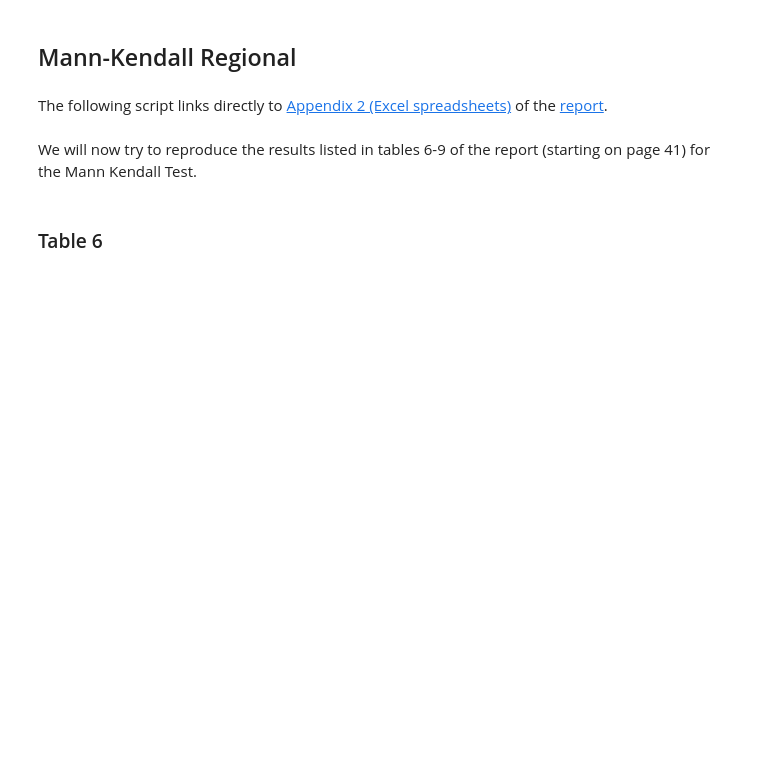
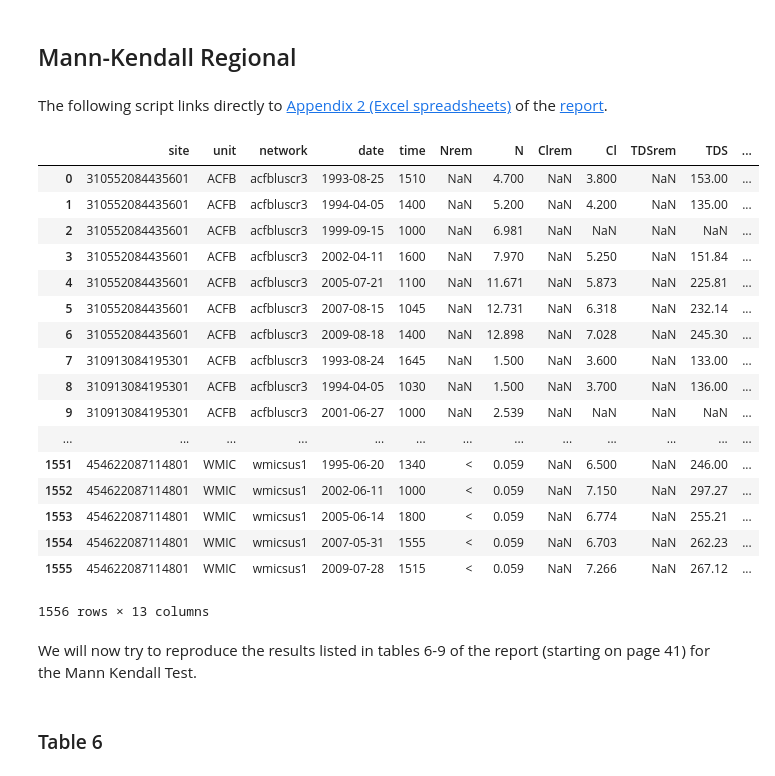
Before and after one commit to inkenbrandt/IPython, a Jupyter notebook: Mann-Kendall Seasonal.ipynb, the cells around one changed output. Saved outputs shown, nothing was run; the diff lists cells and outputs as text; code cells hidden in the pictures; blank space fills up the shorter version.

```diff
--- a/Mann-Kendall Seasonal.ipynb
+++ b/Mann-Kendall Seasonal.ipynb
@@ -370,11 +359,32 @@ usgsT.columns = cols
 # Parse Dates
 usgsT['strTime'] = usgsT['time'].apply(lambda x: '0000' if np.isnan(x)==True else str(str(int(x)).zfill(4)))
 usgsT['strdate'] = usgsT['date'].apply(lambda x: str(x)[:10])
-usgsT['datetime'] = pd.to_datetime(usgsT['strdate'] + usgsT['strTime'], format='%Y-%m-%d%H%M', coerce=True)
+usgsT['datetime'] = pd.to_datetime(usgsT['strdate'] + usgsT['strTime'], format='%Y-%m-%d%H%M', errors='coerce')
 usgsT.drop(['strTime','strdate'],axis=1,inplace=True)
 usgsT.reset_index(inplace=True, drop=True)
 usgsT['year'] = usgsT.index.to_datetime().year.astype(int)
-usgsT.sort(columns=['network', 'site', 'year'],axis=0, inplace=True)
+usgsT.sort_values(by=['network', 'site', 'year'],axis=0, inplace=True)
+# %%
+usgsT
+# %% [output]
+|  | site | unit | network | date | time | Nrem | N | Clrem | Cl | TDSrem | TDS | ... |
+| 0 | 310552084435601 | ACFB | acfbluscr3 | 1993-08-25 | 1510 | NaN | 4.700 | NaN | 3.800 | NaN | 153.00 | ... |
+| 1 | 310552084435601 | ACFB | acfbluscr3 | 1994-04-05 | 1400 | NaN | 5.200 | NaN | 4.200 | NaN | 135.00 | ... |
+| 2 | 310552084435601 | ACFB | acfbluscr3 | 1999-09-15 | 1000 | NaN | 6.981 | NaN | NaN | NaN | NaN | ... |
+| 3 | 310552084435601 | ACFB | acfbluscr3 | 2002-04-11 | 1600 | NaN | 7.970 | NaN | 5.250 | NaN | 151.84 | ... |
+| 4 | 310552084435601 | ACFB | acfbluscr3 | 2005-07-21 | 1100 | NaN | 11.671 | NaN | 5.873 | NaN | 225.81 | ... |
+| 5 | 310552084435601 | ACFB | acfbluscr3 | 2007-08-15 | 1045 | NaN | 12.731 | NaN | 6.318 | NaN | 232.14 | ... |
+| 6 | 310552084435601 | ACFB | acfbluscr3 | 2009-08-18 | 1400 | NaN | 12.898 | NaN | 7.028 | NaN | 245.30 | ... |
+| 7 | 310913084195301 | ACFB | acfbluscr3 | 1993-08-24 | 1645 | NaN | 1.500 | NaN | 3.600 | NaN | 133.00 | ... |
+| 8 | 310913084195301 | ACFB | acfbluscr3 | 1994-04-05 | 1030 | NaN | 1.500 | NaN | 3.700 | NaN | 136.00 | ... |
+| 9 | 310913084195301 | ACFB | acfbluscr3 | 2001-06-27 | 1000 | NaN | 2.539 | NaN | NaN | NaN | NaN | ... |
+| ... | ... | ... | ... | ... | ... | ... | ... | ... | ... | ... | ... | ... |
+| 1551 | 454622087114801 | WMIC | wmicsus1 | 1995-06-20 | 1340 | < | 0.059 | NaN | 6.500 | NaN | 246.00 | ... |
+| 1552 | 454622087114801 | WMIC | wmicsus1 | 2002-06-11 | 1000 | < | 0.059 | NaN | 7.150 | NaN | 297.27 | ... |
+| 1553 | 454622087114801 | WMIC | wmicsus1 | 2005-06-14 | 1800 | < | 0.059 | NaN | 6.774 | NaN | 255.21 | ... |
+| 1554 | 454622087114801 | WMIC | wmicsus1 | 2007-05-31 | 1555 | < | 0.059 | NaN | 6.703 | NaN | 262.23 | ... |
+| 1555 | 454622087114801 | WMIC | wmicsus1 | 2009-07-28 | 1515 | < | 0.059 | NaN | 7.266 | NaN | 267.12 | ... |
+1556 rows × 13 columns
 # %% [markdown]
 We will now try to reproduce the results listed in tables 6-9 of the report (starting on page 41) for the Mann Kendall Test.
 # %% [markdown]
```
Also changed, not shown: parts of 6 cells of this notebook, 13 other files.
